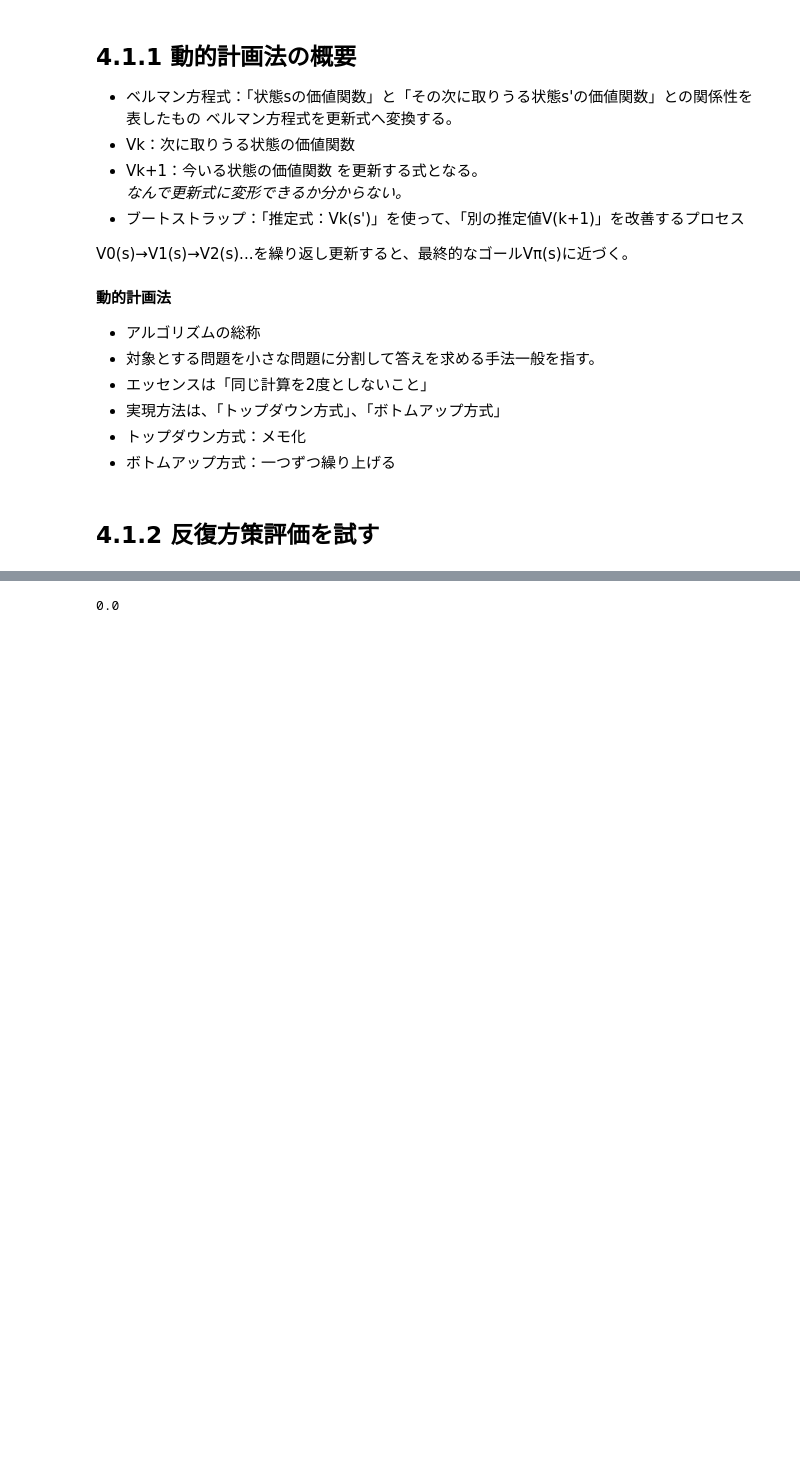
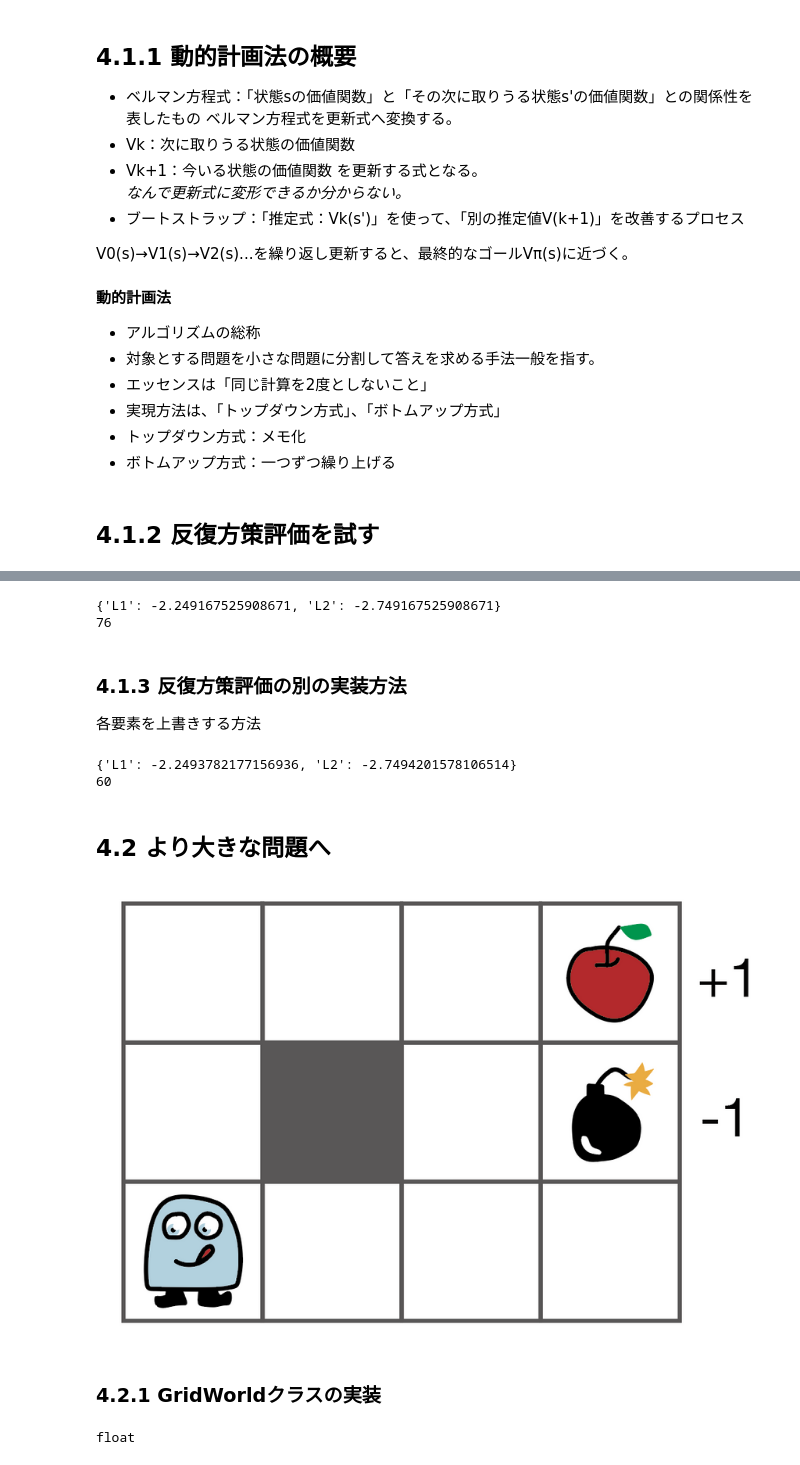
Before and after one commit to sota1111/DL_Zero, a Jupyter notebook: DL_Zero4_1.ipynb, the cells around one changed output, grey strips where cells are left out. Cells and saved outputs as stored; diff of their text form; code cells hidden in the pictures; blank space fills up the shorter version.

```diff
--- a/DL_Zero4_1.ipynb
+++ b/DL_Zero4_1.ipynb
@@ -619,4 +601,56 @@ for _ in range(100):
-# %%
-V['L1']
-# %% [output]
-0.0
+# %%
+V = {'L1':0.0, 'L2':0.0}
+new_V = V.copy()
+
+cnt = 0 #何回更新したかを記録
+while True:
+  new_V['L1'] = 0.5*(-1+0.9*V['L1'])+0.5*( 1+0.9*V['L2'])
+  new_V['L2'] = 0.5*(0 +0.9*V['L1'])+0.5*(-1+0.9*V['L2'])
+
+  #更新された量の最大値
+  delta = abs(new_V['L1'] - V['L1'])
+  delta = max(delta, abs(new_V['L2'] - V['L2']))
+  V = new_V.copy()
+  #print(delta)
+  cnt += 1
+  if delta < 0.0001:
+    print(V)
+    print(cnt)
+    break
+# %% [output]
+{'L1': -2.249167525908671, 'L2': -2.749167525908671}
+76
+# %% [markdown]
+### 4.1.3 反復方策評価の別の実装方法
+各要素を上書きする方法
+# %%
+V = {'L1':0.0, 'L2':0.0}
+new_V = V.copy()
+
+cnt = 0 #何回更新したかを記録
+while True:
+  t = 0.5*(-1+0.9*V['L1'])+0.5*( 1+0.9*V['L2'])
+  delta = abs(t - V['L1'])
+  V['L1'] = t
+
+  t = 0.5*(0 +0.9*V['L1'])+0.5*(-1+0.9*V['L2'])
+  delta = max(delta, abs(t - V['L2']))
+  V['L2'] = t
+
+  cnt += 1
+  if delta < 0.0001:
+    print(V)
+    print(cnt)
+    break
+# %% [output]
+{'L1': -2.2493782177156936, 'L2': -2.7494201578106514}
+60
+# %% [markdown]
+## 4.2 より大きな問題へ
+# %%
+from IPython.display import Image,display_png
+display_png(Image('3X4のグリッドワールド.png'))
+# %% [output]
+[figure, added]
+# %% [markdown]
+### 4.2.1 GridWorldクラスの実装
@@ -622,0 +695,7 @@ V['L1']
+# %%
+def states(self):
+  for h in range(self.height):
+    for w in range(self.width):
+      yield (h, w)
+# %% [output]
+float
```
Also changed, not shown: parts of 4 cells of this notebook.
